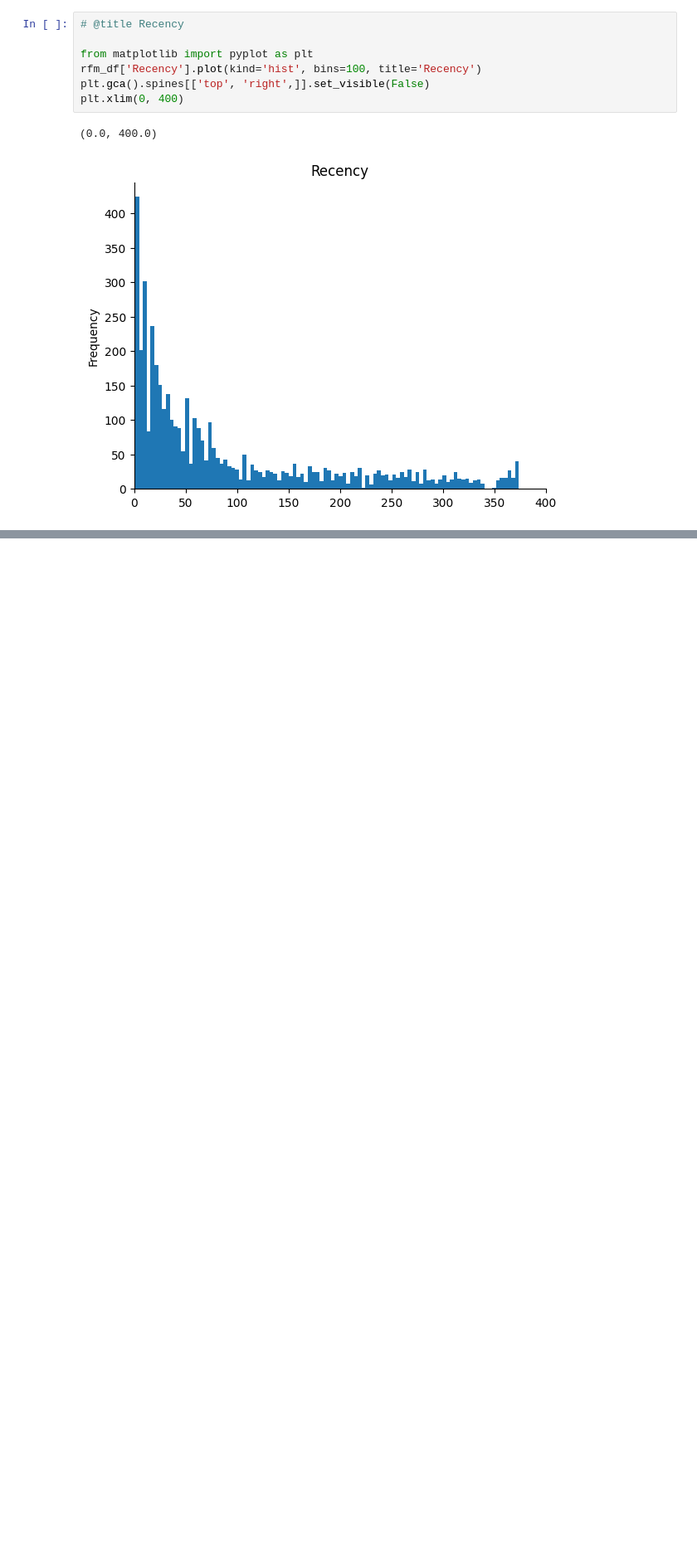
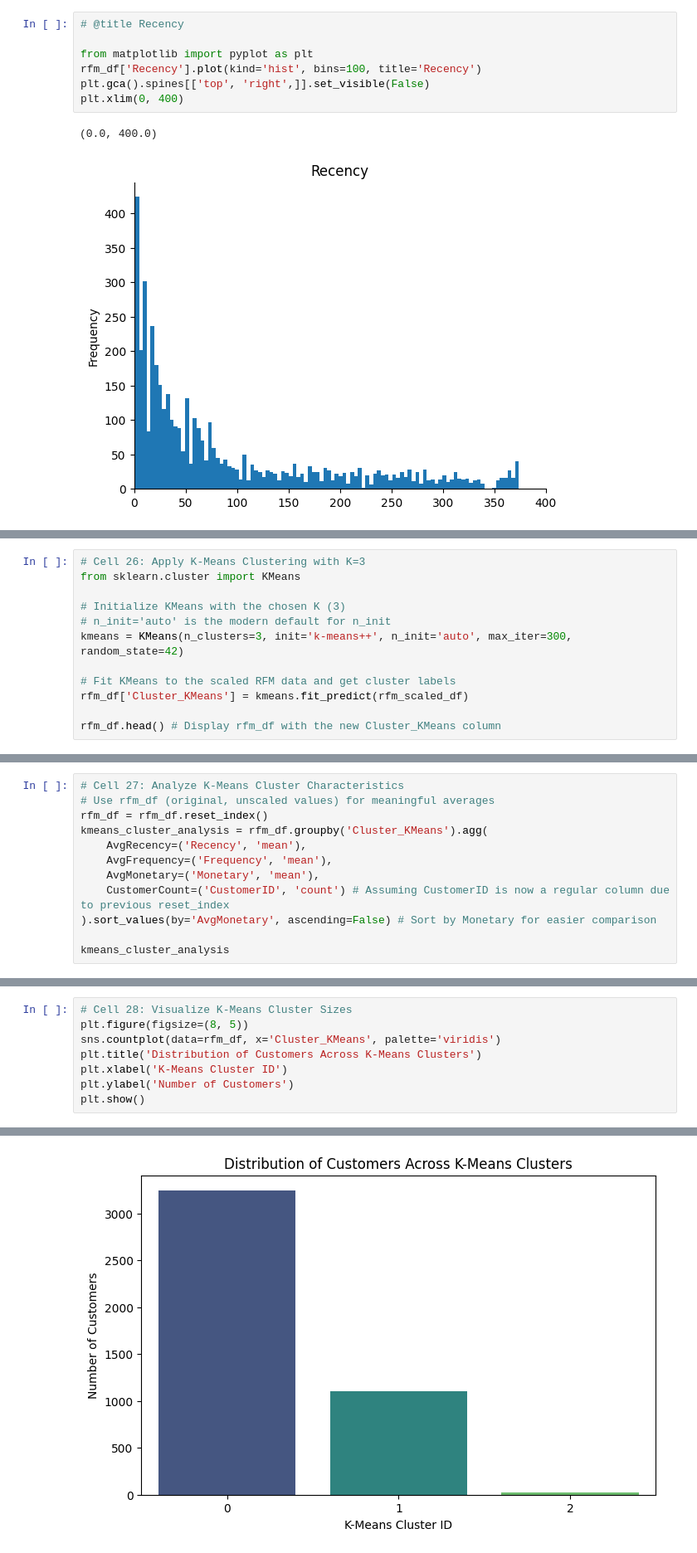
Before and after one commit to NikolaiMiranda/customer-segmentation-retail, a Jupyter notebook: customer_segmentation.ipynb, the cells around one changed output, grey strips where cells are left out. Shown at 83% size. Drawn from its saved outputs; the diff is of its cells as text; blank space fills up the shorter version.

```diff
--- a/customer_segmentation.ipynb
+++ b/customer_segmentation.ipynb
@@ -133,0 +318,12 @@ plt.xlim(0, 400)
+# %%
+# Cell 26: Apply K-Means Clustering with K=3
+from sklearn.cluster import KMeans
+
+# Initialize KMeans with the chosen K (3)
+# n_init='auto' is the modern default for n_init
+kmeans = KMeans(n_clusters=3, init='k-means++', n_init='auto', max_iter=300, random_state=42)
+
+# Fit KMeans to the scaled RFM data and get cluster labels
+rfm_df['Cluster_KMeans'] = kmeans.fit_predict(rfm_scaled_df)
+
+rfm_df.head() # Display rfm_df with the new Cluster_KMeans column
@@ -133,0 +338,12 @@ plt.xlim(0, 400)
+# %%
+# Cell 27: Analyze K-Means Cluster Characteristics
+# Use rfm_df (original, unscaled values) for meaningful averages
+rfm_df = rfm_df.reset_index()
+kmeans_cluster_analysis = rfm_df.groupby('Cluster_KMeans').agg(
+    AvgRecency=('Recency', 'mean'),
+    AvgFrequency=('Frequency', 'mean'),
+    AvgMonetary=('Monetary', 'mean'),
+    CustomerCount=('CustomerID', 'count') # Assuming CustomerID is now a regular column due to previous reset_index
+).sort_values(by='AvgMonetary', ascending=False) # Sort by Monetary for easier comparison
+
+kmeans_cluster_analysis
@@ -133,0 +356,9 @@ plt.xlim(0, 400)
+# %%
+# Cell 28: Visualize K-Means Cluster Sizes
+plt.figure(figsize=(8, 5))
+sns.countplot(data=rfm_df, x='Cluster_KMeans', palette='viridis')
+plt.title('Distribution of Customers Across K-Means Clusters')
+plt.xlabel('K-Means Cluster ID')
+plt.ylabel('Number of Customers')
+plt.show()
+# %% [output]
@@ -133,0 +368 @@ plt.xlim(0, 400)
+[figure, added]
```
Also changed, not shown: parts of 16 cells of this notebook.
